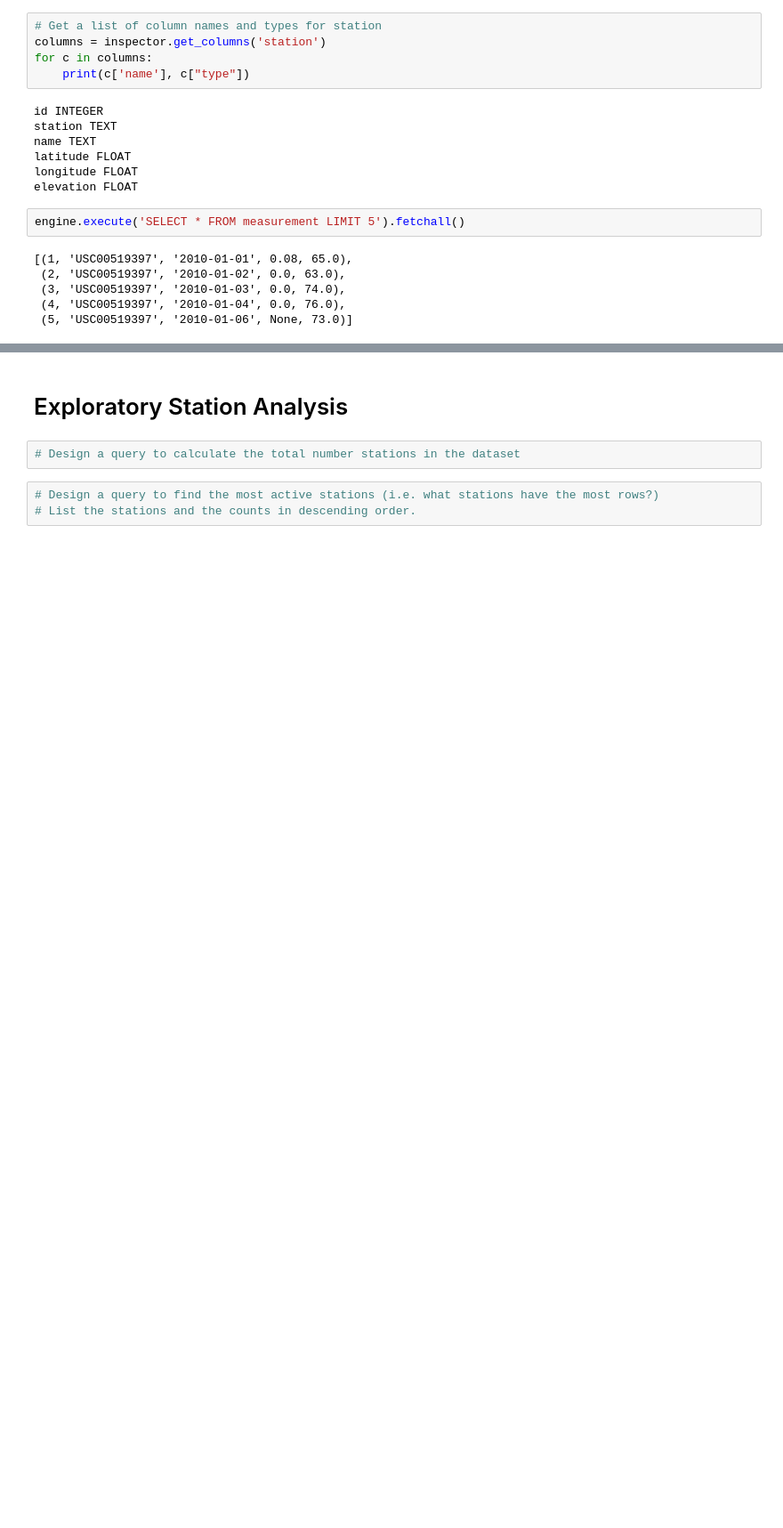
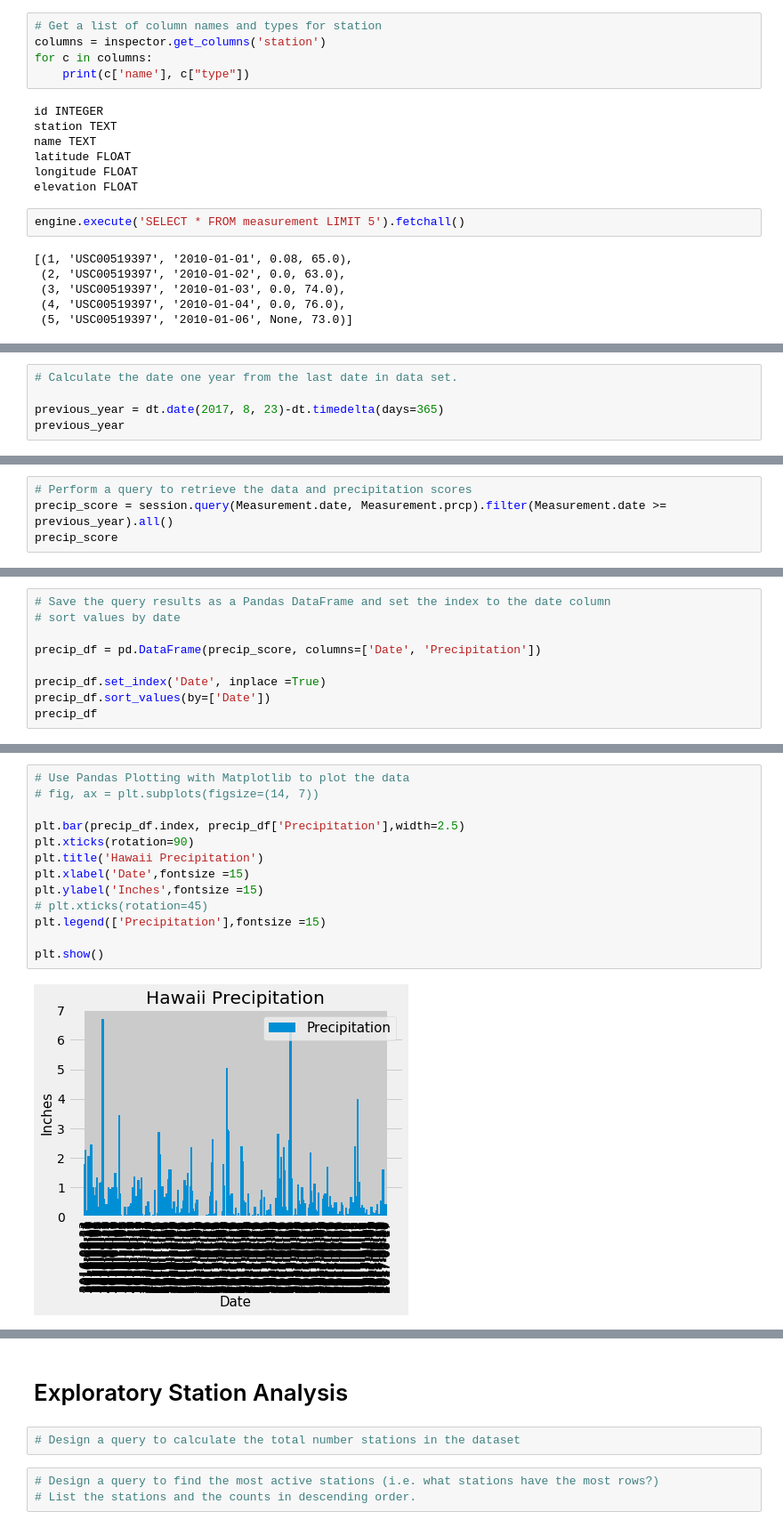
Before and after one commit to nithiyasuresh/sqlalchemy-challenge, a Jupyter notebook: climate_starter.ipynb, the cells around one changed output, grey strips where cells are left out. Shown: that part at 89% size. Saved outputs shown, nothing was run; the diff lists cells and outputs as text; blank space fills up the shorter version.

```diff
--- a/climate_starter.ipynb
+++ b/climate_starter.ipynb
@@ -102,0 +86,5 @@ session.query(Measurement.date).order_by(Measurement.date).first()
+# %%
+# Calculate the date one year from the last date in data set.
+
+previous_year = dt.date(2017, 8, 23)-dt.timedelta(days=365)
+previous_year
@@ -102,0 +93,4 @@ session.query(Measurement.date).order_by(Measurement.date).first()
+# %%
+# Perform a query to retrieve the data and precipitation scores
+precip_score = session.query(Measurement.date, Measurement.prcp).filter(Measurement.date >= previous_year).all()
+precip_score
@@ -102,0 +115,9 @@ session.query(Measurement.date).order_by(Measurement.date).first()
+# %%
+# Save the query results as a Pandas DataFrame and set the index to the date column
+# sort values by date
+
+precip_df = pd.DataFrame(precip_score, columns=['Date', 'Precipitation'])
+
+precip_df.set_index('Date', inplace =True)
+precip_df.sort_values(by=['Date'])
+precip_df
@@ -103 +139,16 @@ session.query(Measurement.date).order_by(Measurement.date).first()
+# %%
+# Use Pandas Plotting with Matplotlib to plot the data
+# fig, ax = plt.subplots(figsize=(14, 7))
+
+plt.bar(precip_df.index, precip_df['Precipitation'],width=2.5)
+plt.xticks(rotation=90)
+plt.title('Hawaii Precipitation')
+plt.xlabel('Date',fontsize =15)
+plt.ylabel('Inches',fontsize =15)
+# plt.xticks(rotation=45)
+plt.legend(['Precipitation'],fontsize =15)
+
+plt.show()
+# %% [output]
+[figure, added]
 # %%
```
Also changed, not shown: parts of 7 cells of this notebook, 2 other files.
